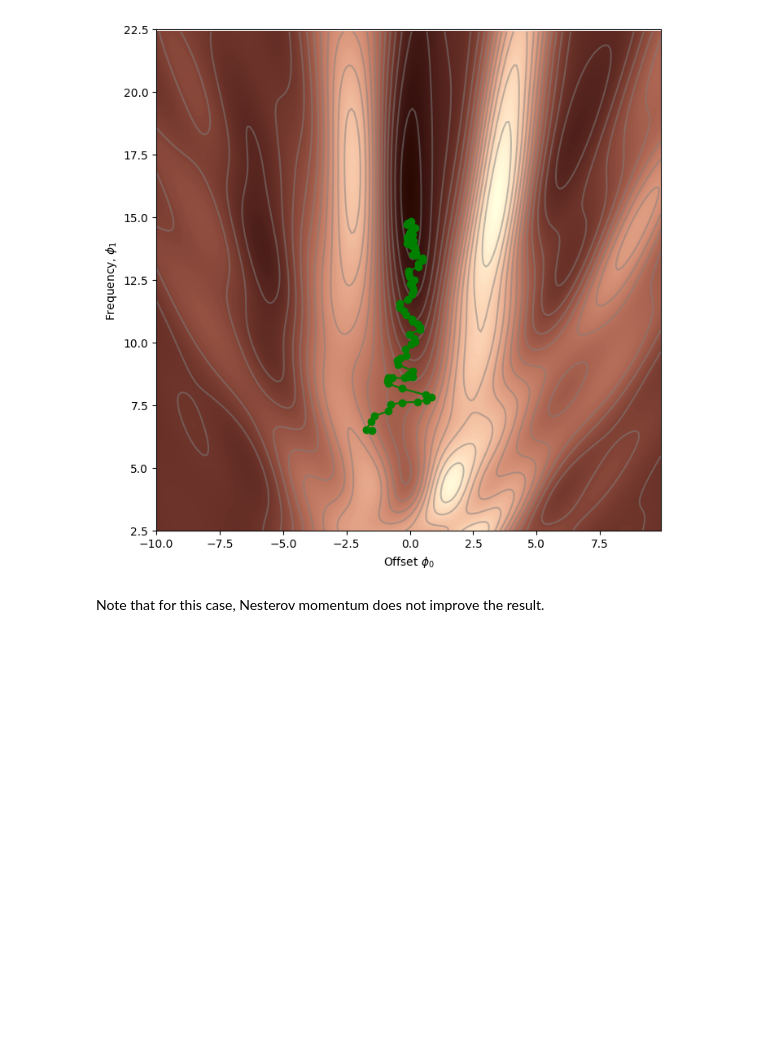
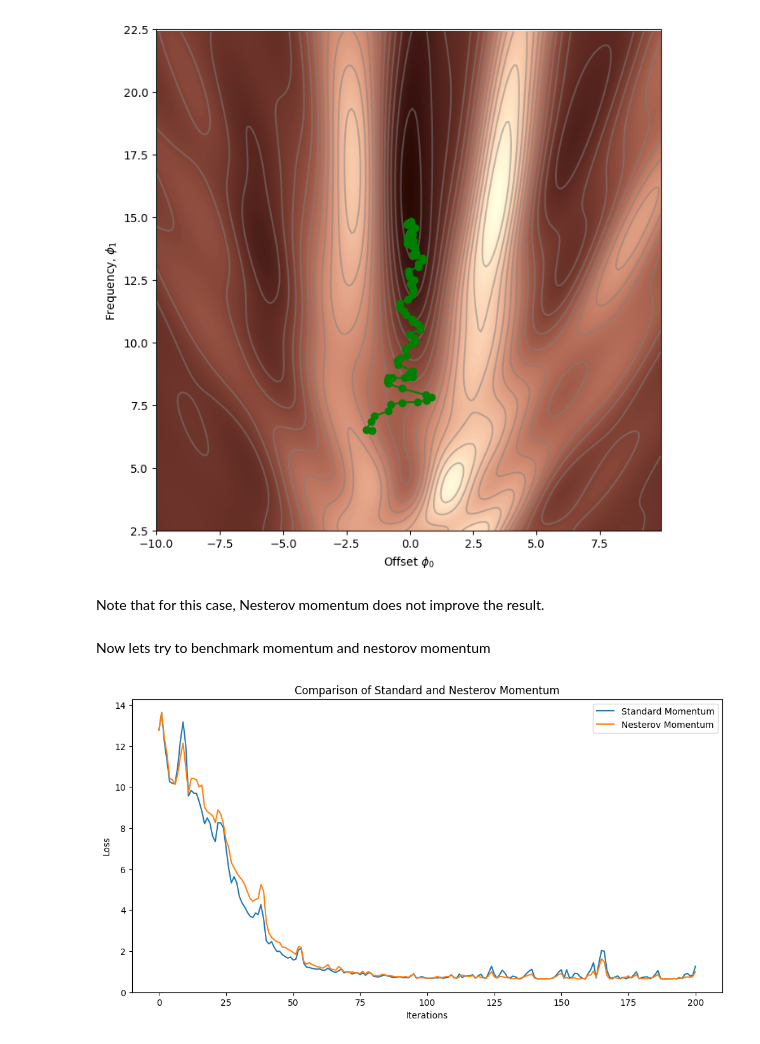
Before and after one commit to muddlebee/udlbook, a Jupyter notebook: Notebooks/Chap06/6_4_Momentum.ipynb, the cells around one changed output. Drawn from its saved outputs; the diff is of its cells as text; code cells hidden in the pictures; blank space fills up the shorter version.

Commit message:
6.4: momentum fix for normal momentum

```diff
--- a/Notebooks/Chap06/6_4_Momentum.ipynb
+++ b/Notebooks/Chap06/6_4_Momentum.ipynb
@@ -243,3 +243,55 @@ draw_loss_function(compute_loss, data, model,phi_all)
 [figure]
 # %% [markdown]
 Note that for this case, Nesterov momentum does not improve the result.
+# %% [markdown]
+Now lets try to benchmark momentum and nestorov momentum
+# %%
+import numpy as np
+import matplotlib.pyplot as plt
+
+# Assuming you have the necessary functions defined (compute_gradient, compute_loss, etc.)
+
+def run_optimization(momentum_type, n_steps, batch_size, alpha, beta, initial_phi):
+    momentum = np.zeros([2,1])
+    phi_all = np.zeros((2,n_steps+1))
+    phi_all[:,0] = initial_phi
+
+    for c_step in range(n_steps):
+        batch_index = np.random.permutation(data.shape[1])[0:batch_size]
+
+        if momentum_type == "standard":
+            gradient = compute_gradient(data[0, batch_index], data[1, batch_index], phi_all[:, c_step:c_step+1])
+            momentum = beta * momentum + (1 - beta) * gradient
+        elif momentum_type == "nesterov":
+            phi_lookahead = phi_all[:, c_step:c_step+1] - alpha * beta * momentum
+            gradient = compute_gradient(data[0, batch_index], data[1, batch_index], phi_lookahead)
+            momentum = beta * momentum + (1 - beta) * gradient
+
+        phi_all[:, c_step+1:c_step+2] = phi_all[:, c_step:c_step+1] - alpha * momentum
+
+    return phi_all
+
+# Set parameters
+n_steps = 200  # Increased number of steps
+batch_size = 5
+alpha = 0.6
+beta = 0.6
+initial_phi = np.array([-1.5, 6.5])
+
+# Run both optimizations
+np.random.seed(1)
+phi_standard = run_optimization("standard", n_steps, batch_size, alpha, beta, initial_phi)
+np.random.seed(1)
+phi_nesterov = run_optimization("nesterov", n_steps, batch_size, alpha, beta, initial_phi)
+
+# Plot results
+plt.figure(figsize=(12, 6))
+plt.plot(range(n_steps+1), [compute_loss(data[0,:], data[1,:], model, phi_standard[:,i:i+1]) for i in range(n_steps+1)], label='Standard Momentum')
+plt.plot(range(n_steps+1), [compute_loss(data[0,:], data[1,:], model, phi_nesterov[:,i:i+1]) for i in range(n_steps+1)], label='Nesterov Momentum')
+plt.xlabel('Iterations')
+plt.ylabel('Loss')
+plt.legend()
+plt.title('Comparison of Standard and Nesterov Momentum')
+plt.show()
+# %% [output]
+[figure, added]
```
